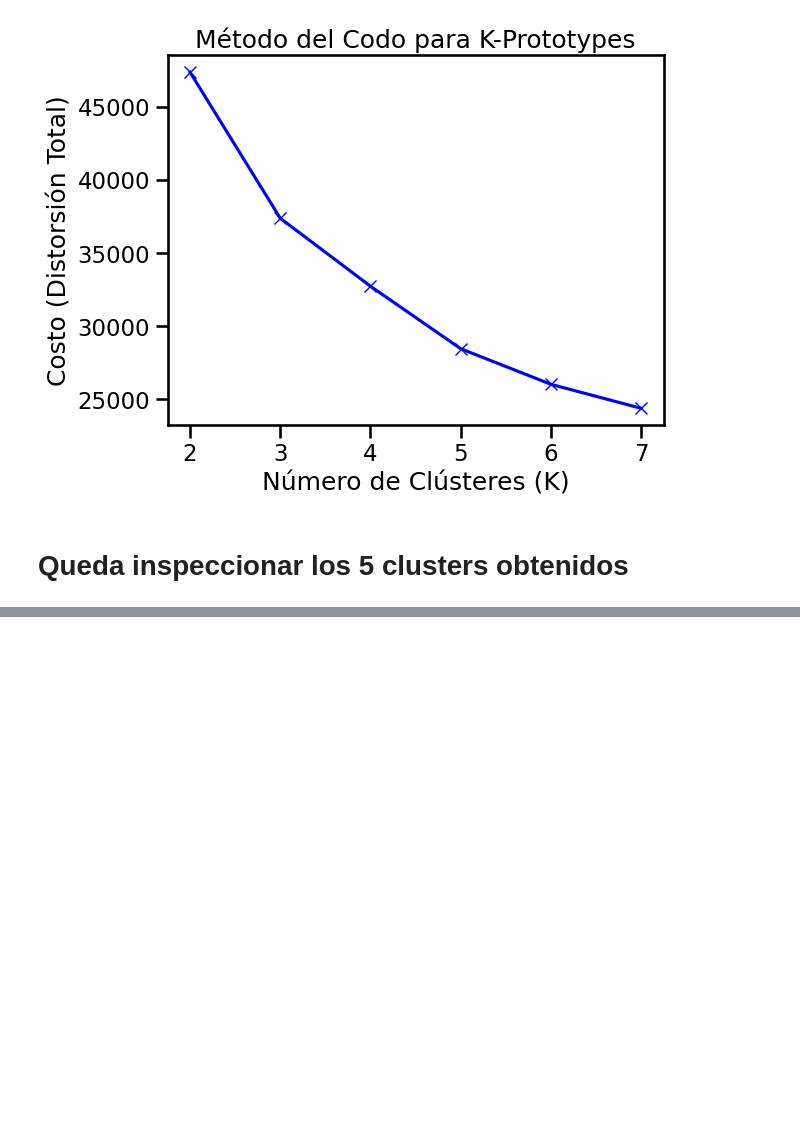
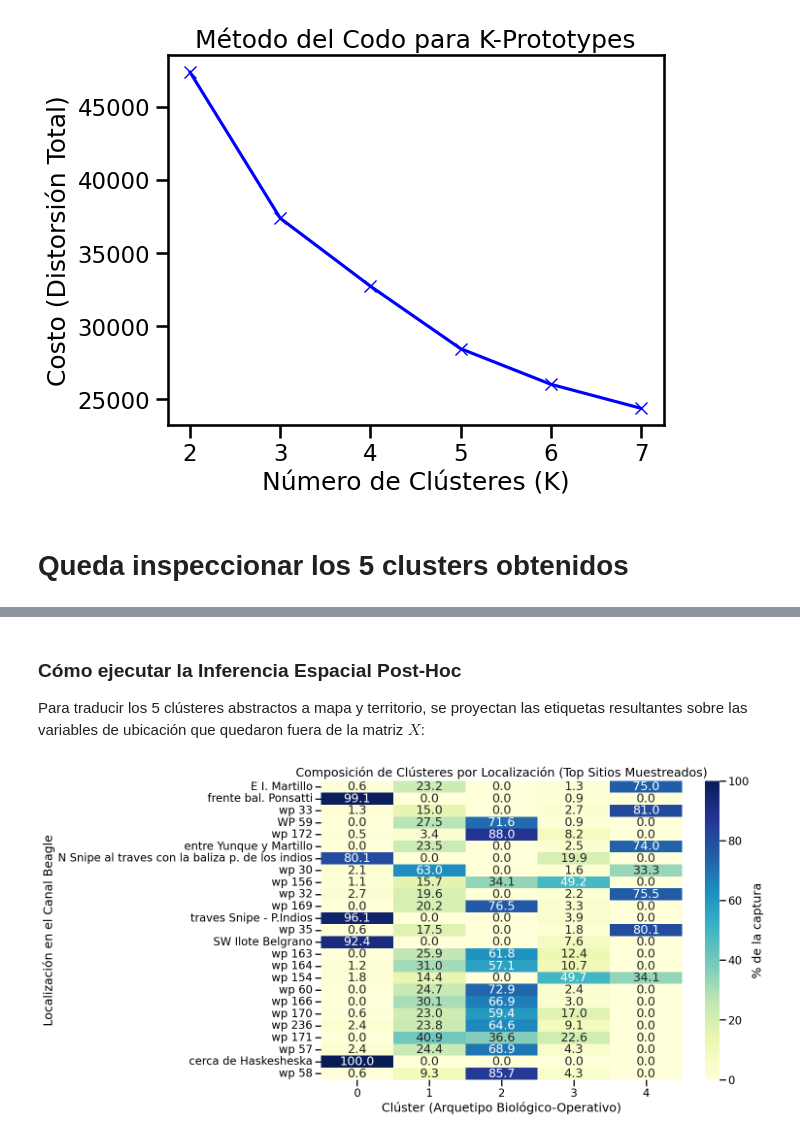
Before and after one commit to Mariano-ds/centollas2026, a Jupyter notebook: mariano/mariano_tp3.ipynb, the cells around one changed output, grey strips where cells are left out. Cells and saved outputs as stored; diff of their text form; code cells hidden in the pictures; blank space fills up the shorter version.

```diff
--- a/mariano/mariano_tp3.ipynb
+++ b/mariano/mariano_tp3.ipynb
@@ -765,0 +780,17 @@ plt.show()
+# %%
+# 1. Pedimos un número de componentes superior al máximo teórico posible
+# (FAMD truncará automáticamente en el número real de dimensiones)
+famd_completo = prince.FAMD(n_components=15, random_state=42)
+famd_completo.fit(X_cluster)
+
+# 2. Obtener el número real de dimensiones generadas
+num_dim_reales = len(famd_completo.percentage_of_variance_)
+varianza_total = sum(famd_completo.percentage_of_variance_)
+
+print(f"Dimensiones reales en el espacio FAMD: {num_dim_reales}")
+print(f"Varianza acumulada total: {varianza_total:.2f}%")
+
+# 3. Ver el aporte porcentual acumulado paso a paso
+for i, pct in enumerate(famd_completo.percentage_of_variance_):
+  acum = sum(famd_completo.percentage_of_variance_[: i + 1])
+  print(f"Comp {i+1}: {pct:.2f}% | Acumulado: {acum:.2f}%")
@@ -1012,0 +1188,41 @@ plt.show()
+# %% [markdown]
+### Cómo ejecutar la Inferencia Espacial Post-Hoc
+
+Para traducir los 5 clústeres abstractos a mapa y territorio, se proyectan las etiquetas resultantes sobre las variables de ubicación que quedaron fuera de la matriz $X$:
+# %%
+import matplotlib.pyplot as plt
+import pandas as pd
+import seaborn as sns
+
+# 1. Unir las etiquetas del clúster a los metadatos geográficos originales
+df_espacial = df_individuos[['localizacion', 'latitud', 'longitud']].copy()
+df_espacial['Cluster'] = etiquetas_ward
+
+# 2. Matriz de Composición Espacial: Porcentaje de cada Clúster por Localización
+# Muestra qué arquetipos dominan en cada sitio de pesca
+composicion_sitios = pd.crosstab(
+    df_espacial['localizacion'],
+    df_espacial['Cluster'],
+    normalize='index',  # Muestra proporciones (0 a 1)
+) * 100
+
+# Filtrar solo localizaciones con representatividad muestral (> 30 individuos)
+muestras_por_sitio = df_espacial['localizacion'].value_counts()
+sitios_validos = muestras_por_sitio[muestras_por_sitio >= 30].index
+composicion_sitios_filtrada = composicion_sitios.loc[sitios_validos]
+
+# 3. Visualizar las Top 15 localizaciones más representativas
+plt.figure(figsize=(12, 8))
+sns.heatmap(
+    composicion_sitios_filtrada.head(25),
+    annot=True,
+    fmt='.1f',
+    cmap='YlGnBu',
+    cbar_kws={'label': '% de la captura'},
+)
+plt.title('Composición de Clústeres por Localización (Top Sitios Muestreados)')
+plt.xlabel('Clúster (Arquetipo Biológico-Operativo)')
+plt.ylabel('Localización en el Canal Beagle')
+plt.show()
+# %% [output]
+[figure, added]
```
Also changed, not shown: parts of 76 cells of this notebook.
